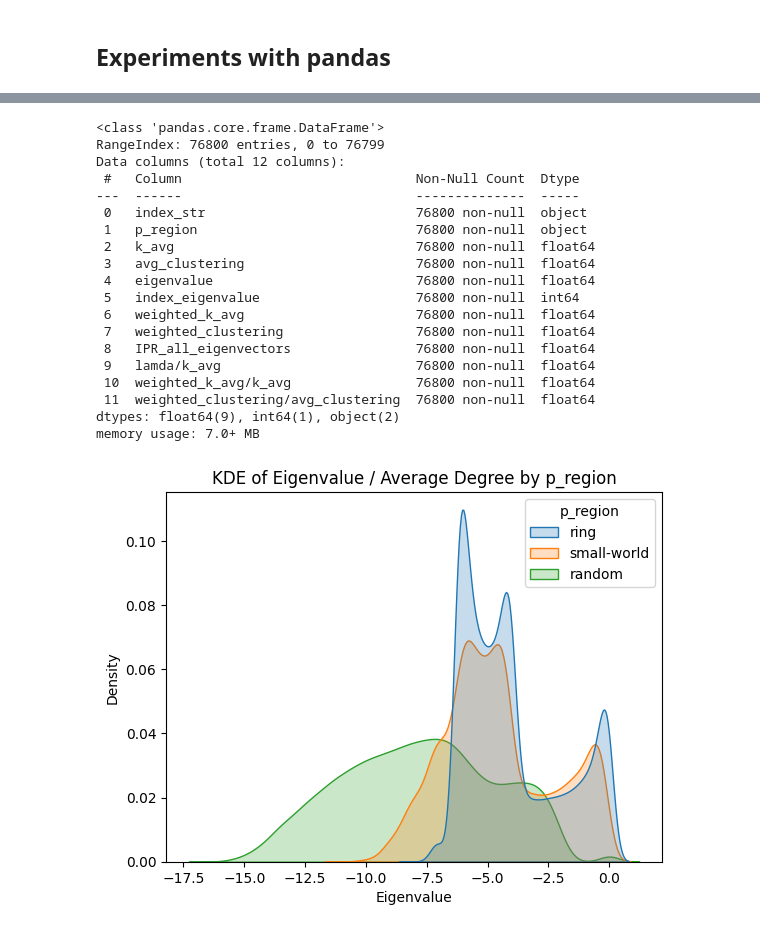
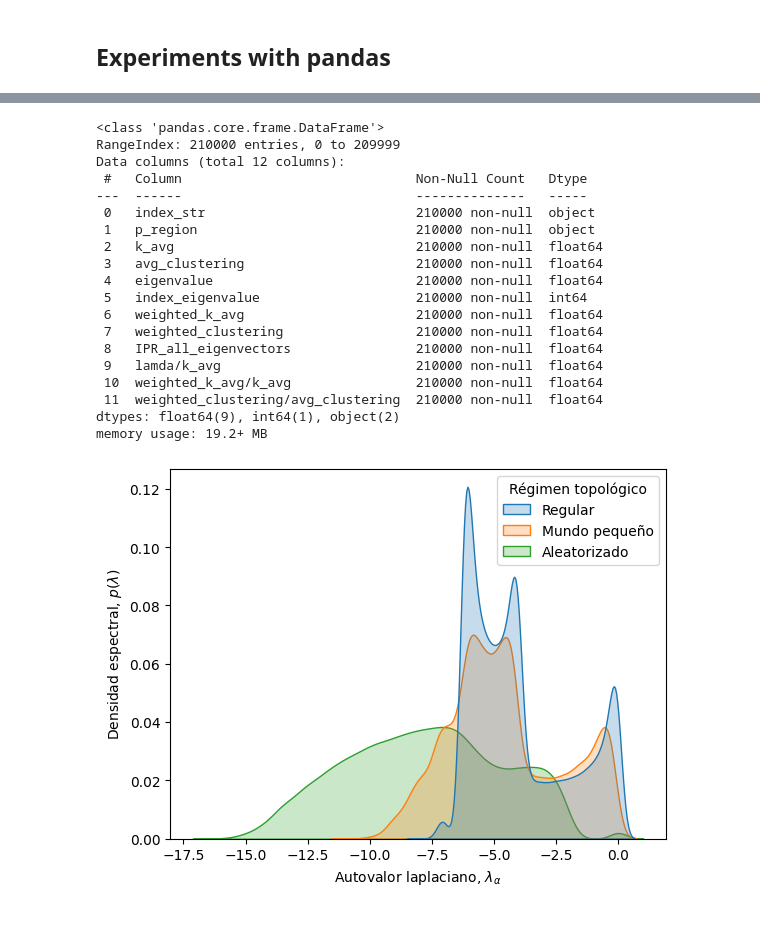
Before and after one commit to ChristianJFG/small_world_criminality, a Jupyter notebook: ring.ipynb, the cells around one changed output, grey strips where cells are left out. Drawn from its saved outputs; the diff is of its cells as text; code cells hidden in the pictures.

Commit message:
Gave better formatting to plots, more robust experiments executed

```diff
--- a/ring.ipynb
+++ b/ring.ipynb
@@ -601,8 +628,8 @@ def experiments(n_nodes, n_neighbors, n_experiments, sample_size, params):
 import time
 nodes = 200
 neighbors = 4
-experiments_num = 50
-sample_size = 8
+experiments_num = 105
+sample_size = 10
 # Experiment data including hour
 experiment_time = time.strftime("%Y-%m-%d_%H-%M-%S")
 
@@ -793,31 +820,48 @@ eigen_stats_df.head()
 eigen_stats_df.info()
 # %% [output]
 <class 'pandas.core.frame.DataFrame'>
-RangeIndex: 76800 entries, 0 to 76799
+RangeIndex: 210000 entries, 0 to 209999
 Data columns (total 12 columns):
- #   Column                              Non-Null Count  Dtype
----  ------                              --------------  -----
- 0   index_str                           76800 non-null  object
- 1   p_region                            76800 non-null  object
- 2   k_avg                               76800 non-null  float64
- 3   avg_clustering                      76800 non-null  float64
- 4   eigenvalue                          76800 non-null  float64
- 5   index_eigenvalue                    76800 non-null  int64
- 6   weighted_k_avg                      76800 non-null  float64
- 7   weighted_clustering                 76800 non-null  float64
- 8   IPR_all_eigenvectors                76800 non-null  float64
- 9   lamda/k_avg                         76800 non-null  float64
- 10  weighted_k_avg/k_avg                76800 non-null  float64
- 11  weighted_clustering/avg_clustering  76800 non-null  float64
+ #   Column                              Non-Null Count   Dtype
+---  ------                              --------------   -----
+ 0   index_str                           210000 non-null  object
+ 1   p_region                            210000 non-null  object
+ 2   k_avg                               210000 non-null  float64
+ 3   avg_clustering                      210000 non-null  float64
+ 4   eigenvalue                          210000 non-null  float64
+ 5   index_eigenvalue                    210000 non-null  int64
+ 6   weighted_k_avg                      210000 non-null  float64
+ 7   weighted_clustering                 210000 non-null  float64
+ 8   IPR_all_eigenvectors                210000 non-null  float64
+ 9   lamda/k_avg                         210000 non-null  float64
+ 10  weighted_k_avg/k_avg                210000 non-null  float64
+ 11  weighted_clustering/avg_clustering  210000 non-null  float64
 dtypes: float64(9), int64(1), object(2)
-memory usage: 7.0+ MB
+memory usage: 19.2+ MB
+# %%
+region_labels = {
+    "ring": "Regular",
+    "small-world": "Mundo pequeño",
+    "random": "Aleatorizado"
+}
+
+eigen_stats_df["p_region_label"] = eigen_stats_df["p_region"].map(region_labels)
 # %%
 # Plot the kde frequency of lamda/k_avg for each p_region
-sns.kdeplot(data=eigen_stats_df, x='eigenvalue', hue='p_region', fill=True)
-plt.title('KDE of Eigenvalue / Average Degree by p_region')
-plt.xlabel('Eigenvalue')
-plt.ylabel('Density')
+ax = sns.kdeplot(
+    data=eigen_stats_df,
+    x="eigenvalue",
+    hue="p_region_label",
+    fill=True,
+    legend=True
+)
+ax.set_xlabel(r"Autovalor laplaciano, $\lambda_\alpha$")
+ax.set_ylabel(r"Densidad espectral, $p(\lambda)$")
+
+if ax.get_legend() is not None:
+    ax.get_legend().set_title("Régimen topológico")
+
 plt.show()
 # %% [output]
-[figure, old version]
+[figure, new version]
 # %%
```
Also changed, not shown: parts of 17 cells of this notebook, 2 other files.
